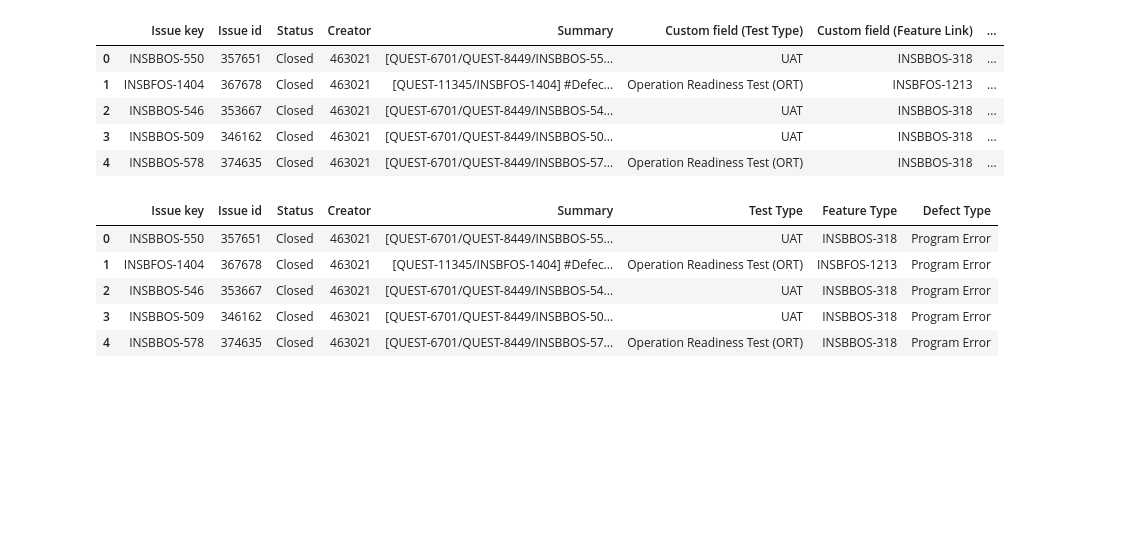
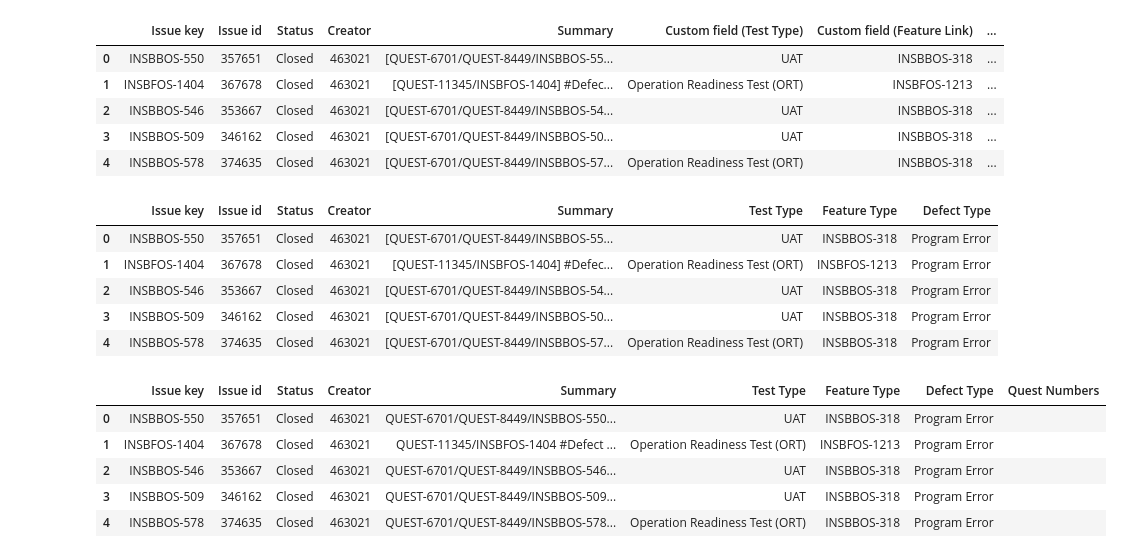
Before and after one commit to JJLee2910/Jira-Dashboard, a Jupyter notebook: Jira_Data_Cleaning_Process.ipynb, the cells around one changed output. Drawn from its saved outputs; the diff is of its cells as text; code cells hidden in the pictures; blank space fills up the shorter version.

Commit message:
Changes on cleaning process & test case splitter

```diff
--- a/Jira_Data_Cleaning_Process.ipynb
+++ b/Jira_Data_Cleaning_Process.ipynb
@@ -141,3 +141,30 @@ df.head(5)
 | 2 | INSBBOS-546 | 353667 | Closed | 463021 | [QUEST-6701/QUEST-8449/INSBBOS-54... | UAT | INSBBOS-318 | Program Error |
 | 3 | INSBBOS-509 | 346162 | Closed | 463021 | [QUEST-6701/QUEST-8449/INSBBOS-50... | UAT | INSBBOS-318 | Program Error |
 | 4 | INSBBOS-578 | 374635 | Closed | 463021 | [QUEST-6701/QUEST-8449/INSBBOS-57... | Operation Readiness Test (ORT) | INSBBOS-318 | Program Error |
+# %%
+dropped = [
+    'Formatted Summary', 'QuestNumbers'
+]
+df.drop(dropped, axis=1, inplace=True)
+# %%
+import re
+
+# Define a function to extract Quest Numbers from text
+def extract_quest_numbers(text):
+    pattern = r'\[QUEST-\d+/\w+-\d+(?:/\w+-\d+)*\]'
+    quest_numbers = re.findall(pattern, text)
+    return ', '.join(quest_numbers)
+
+# Apply the extract_quest_numbers function to the 'Summary' column
+df['Quest Numbers'] = df['Summary'].apply(extract_quest_numbers)
+
+# Display the DataFrame with the extracted Quest Numbers
+# print(df[['Summary', 'Quest Numbers']])
+df.head(5)
+# %% [output]
+|  | Issue key | Issue id | Status | Creator | Summary | Test Type | Feature Type | Defect Type | Quest Numbers |
+| 0 | INSBBOS-550 | 357651 | Closed | 463021 | QUEST-6701/QUEST-8449/INSBBOS-550... | UAT | INSBBOS-318 | Program Error |  |
+| 1 | INSBFOS-1404 | 367678 | Closed | 463021 | QUEST-11345/INSBFOS-1404 #Defect ... | Operation Readiness Test (ORT) | INSBFOS-1213 | Program Error |  |
+| 2 | INSBBOS-546 | 353667 | Closed | 463021 | QUEST-6701/QUEST-8449/INSBBOS-546... | UAT | INSBBOS-318 | Program Error |  |
+| 3 | INSBBOS-509 | 346162 | Closed | 463021 | QUEST-6701/QUEST-8449/INSBBOS-509... | UAT | INSBBOS-318 | Program Error |  |
+| 4 | INSBBOS-578 | 374635 | Closed | 463021 | QUEST-6701/QUEST-8449/INSBBOS-578... | Operation Readiness Test (ORT) | INSBBOS-318 | Program Error |  |
```
Also changed, not shown: parts of 2 cells of this notebook, 2 other files.
